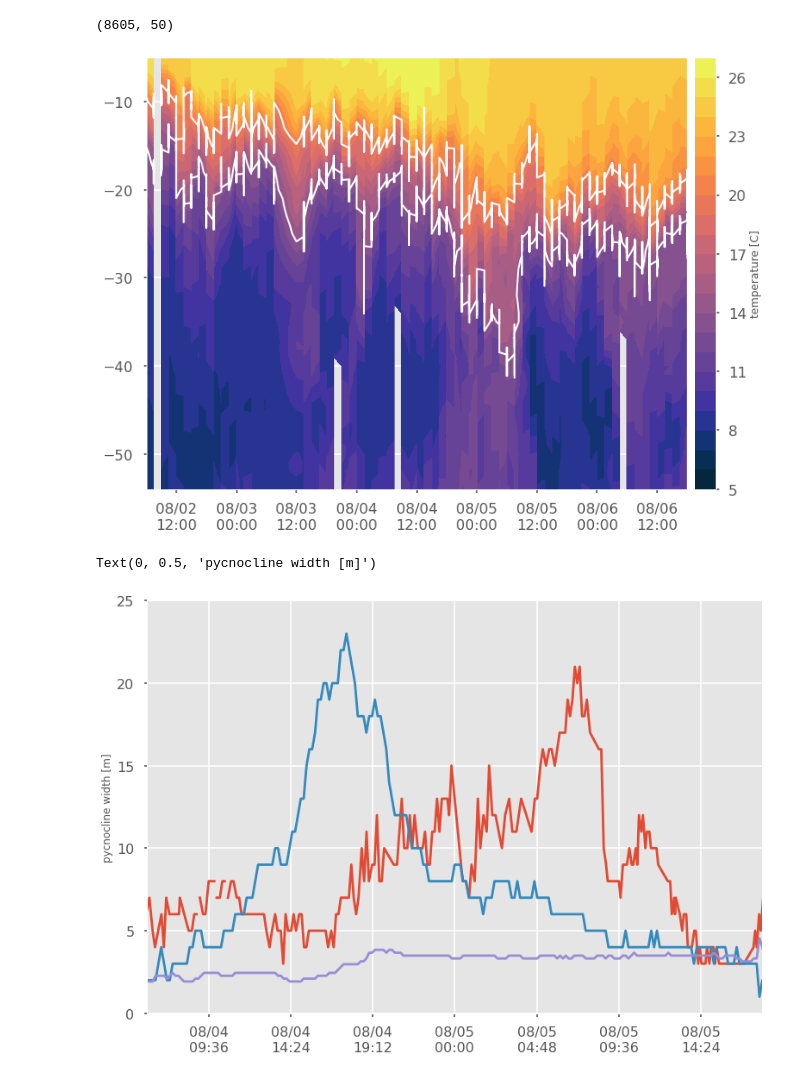
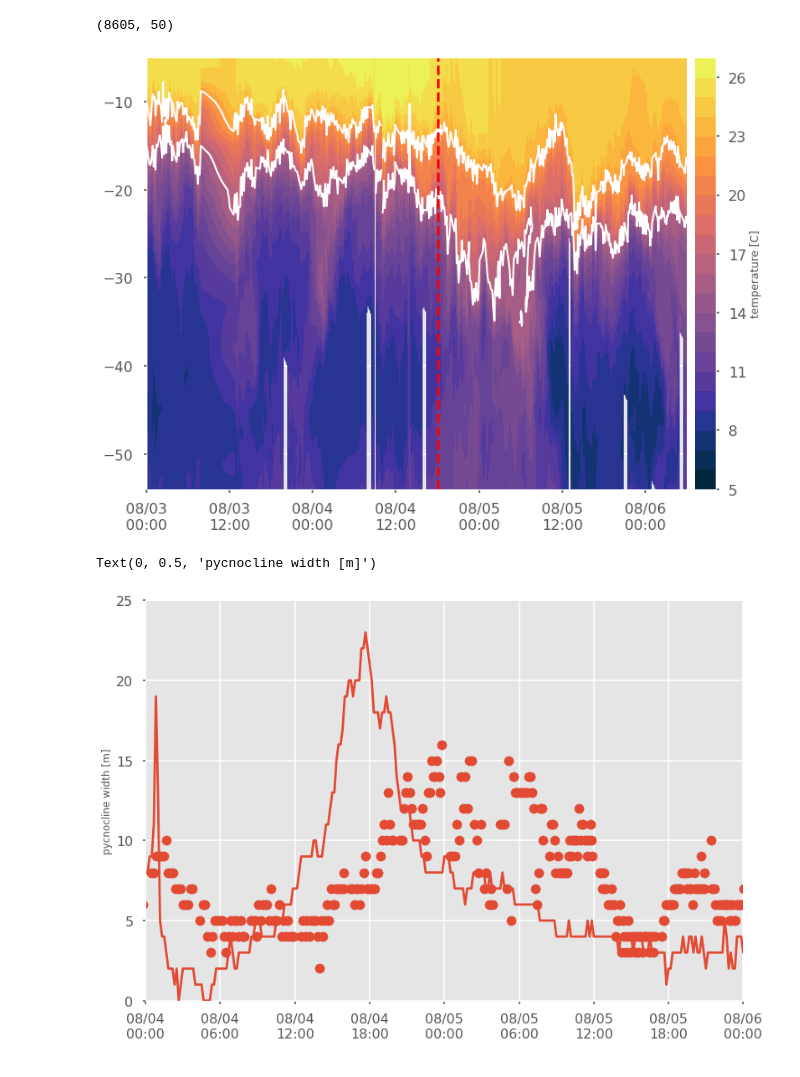
Before and after one commit to EavenW/comparative_hurr, a Jupyter notebook: python_hurrs/Isaias_2020.ipynb, the cells around one changed output. Cells and saved outputs as stored; diff of their text form; code cells hidden in the pictures.

```diff
--- a/python_hurrs/Isaias_2020.ipynb
+++ b/python_hurrs/Isaias_2020.ipynb
@@ -142,6 +151,9 @@ for i, sec in enumerate(df.time.values[0,:]):
 dP = np.gradient(df.depth[0,:,:].values, axis=(1))
 dt = np.gradient(datenum, axis=(1)) / 96400
 dPdt = dP/dt
+# %%
+start = start - 1
+enddd = enddd + 0.5
 # %%
 ### binning
 x = datenum[0,:,:].reshape(np.size(datenum[0,:,:]))
@@ -149,7 +161,7 @@ y = -df.depth[0,:,:].values.reshape(np.size(datenum[0,:,:]))
 t = df.temperature[0,:,:].values.reshape(np.size(datenum[0,:,:]))
 timepoints = int((enddd - start)*24)+1 #
 tgrid = np.linspace(start,enddd,timepoints)
-zgrid = np.linspace(-95,-5,91)
+zgrid = np.linspace(-93,-3,46)
 T, Z = np.meshgrid(tgrid,zgrid)
 # %%
 TEMPS = np.ones_like(T)
@@ -159,3 +171,17 @@ np.shape(TEMPS)
+# %%
+glats = np.squeeze(df.latitude.values)
+glons = np.squeeze(df.longitude.values)
+
+distance_metric = np.ones((np.size(glats),np.size(hurrlats)))
+for i, glatitude in enumerate(glats):
+    for j, hlatitude in enumerate(hurrlats):
+        latdist = glatitude - hlatitude
+        londist = glons[i] - hurrlons[j]
+        distance_metric[i,j] = np.sqrt(latdist**2 + londist**2)
+
+b = np.amin(distance_metric)
+ktime = np.where(distance_metric == b)[1][0]
+eyepassage = hurrtnum[ktime]
 # %%
 for i in range(len(tgrid)-1):
     Tmore = x > tgrid[i]
@@ -187,0 +221,9 @@ plt.show()
+# %%
+st = mdates.date2num(datetime.datetime(2020,8,2,12))
+en = mdates.date2num(datetime.datetime(2020,8,3,18))
+
+a = tgrid < en
+b = tgrid > st
+q = np.logical_and(a,b)
+temps_before = TEMPS[:,q]
+temps_before = np.nanmean(temps_before, axis=(1))
@@ -312,22 +368,23 @@ for I in range(len(casttimes)):
     else: low_depth[I], high_depth[I] = np.nan, np.nan
 # %%
 plt.contourf(CTIMES, -DLINES, TLINES, cmap='cmo.thermal', levels=np.arange(23)+5)
-plt.xlim([start-2, enddd+1])
+plt.xlim([start, enddd])
 plt.colorbar(pad=0.01, label="temperature [C]")
-plt.contour(CTIMES, -DLINES, TLINES, levels=np.array([14,20]), colors='w', linewidths=2)
+plt.contour(CTIMES, -DLINES, TLINES, levels=np.array([16,22]), colors='w', linewidths=2)
+plt.axvline(x = eyepassage, c='r', linestyle="--")
 #plt.plot(ndb_datenum, 1*(windspeed), c='r')
 plt.gca().xaxis.set_major_formatter(myFmt)
 plt.savefig('Isaias_2020_wind.pdf', bbox_inches='tight')
 # %% [output]
-[figure, old version]
+[figure, new version]
 # %%
-plt.plot(casttimes, high_depth - low_depth)
+plt.scatter(casttimes, high_depth - low_depth)
 plt.plot(ndb_datenum, (windspeed))
-plt.plot(ndb_datenum, (winddir)*np.pi/180)
-plt.xlim([start, enddd])
+#plt.plot(ndb_datenum, (winddir)*np.pi/180)
+plt.xlim([start+1, enddd-0.25])
 plt.gca().xaxis.set_major_formatter(myFmt)
 plt.ylim([0,25])
 plt.ylabel('pycnocline width [m]')
 # %% [output]
 Text(0, 0.5, 'pycnocline width [m]')
-[figure, old version]
+[figure, new version]
```
Also changed, not shown: parts of 14 cells of this notebook, 48 other files.
